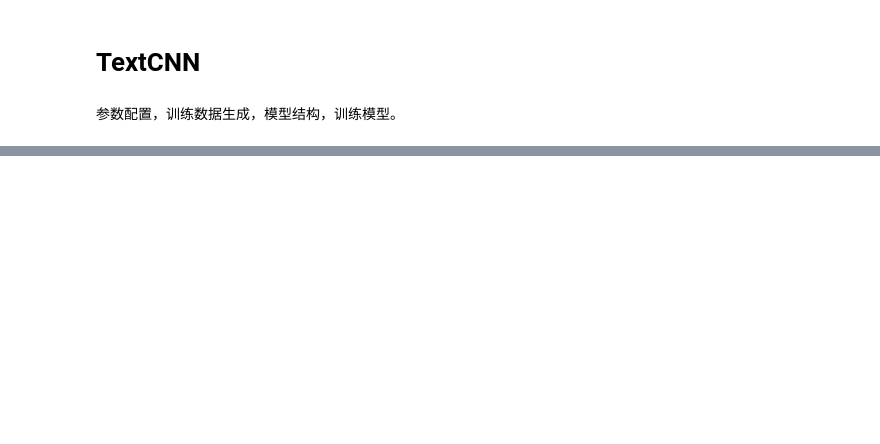
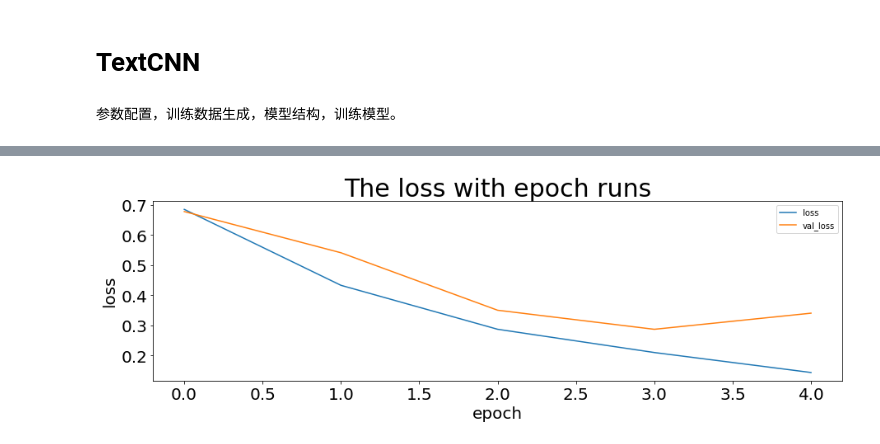
Before and after one commit to LJNL/nlp_text_classificatin_beginner, a Jupyter notebook: TextCNN.ipynb, the cells around one changed output, grey strips where cells are left out. Cells and saved outputs as stored; diff of their text form; code cells hidden in the pictures; blank space fills up the shorter version.

```diff
--- a/TextCNN.ipynb
+++ b/TextCNN.ipynb
@@ -78,6 +78,7 @@ class TextCNN():
 
         x=L.concatenate([x_3,x_4,x_5])
         x=L.Dense(hiden_size,activation='relu',name="feature_output")(x)
+        x=L.Dropout(0.5)(x)
         output_layer=L.Dense(2,activation='softmax')(x)
 
         model=K.models.Model(inputs=[input_layer],outputs=[output_layer],name=self.name)
@@ -114,8 +115,10 @@ class TextCNN():
         if not self.history:
             print("Model has not been trained, train it first")
             return
-        train=history.history["loss"]
-        valid=history.history["val_loss"]
+
+        train=self.history.history["loss"]
+        valid=self.history.history["val_loss"]
+        name='loss'
         plt.title('The %s with epoch runs'%name,fontsize=30)
         plt.xlabel('epoch',fontsize=20)
         plt.ylabel(name,fontsize=20)
@@ -182,0 +186,4 @@ Epoch 5/5
+# %%
+model.view_train()
+# %% [output]
+[figure, added]
```
Also changed, not shown: parts of 2 cells of this notebook, 5 other files.
